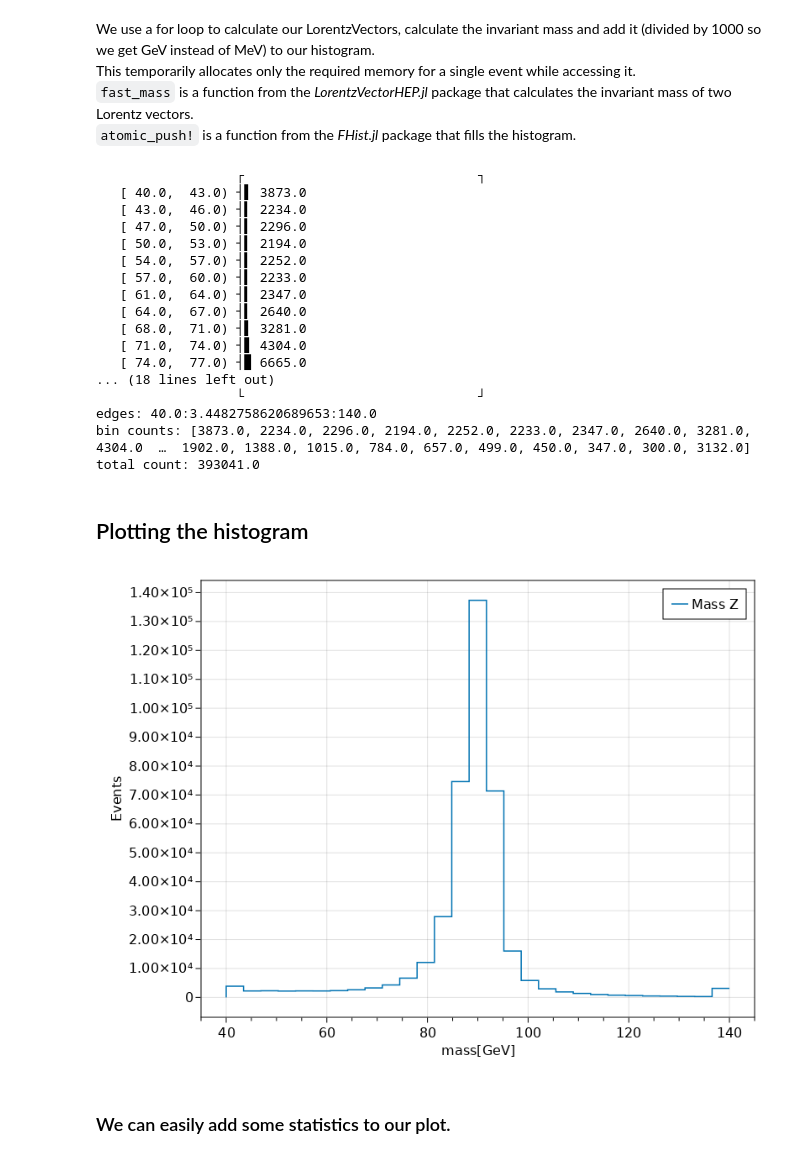
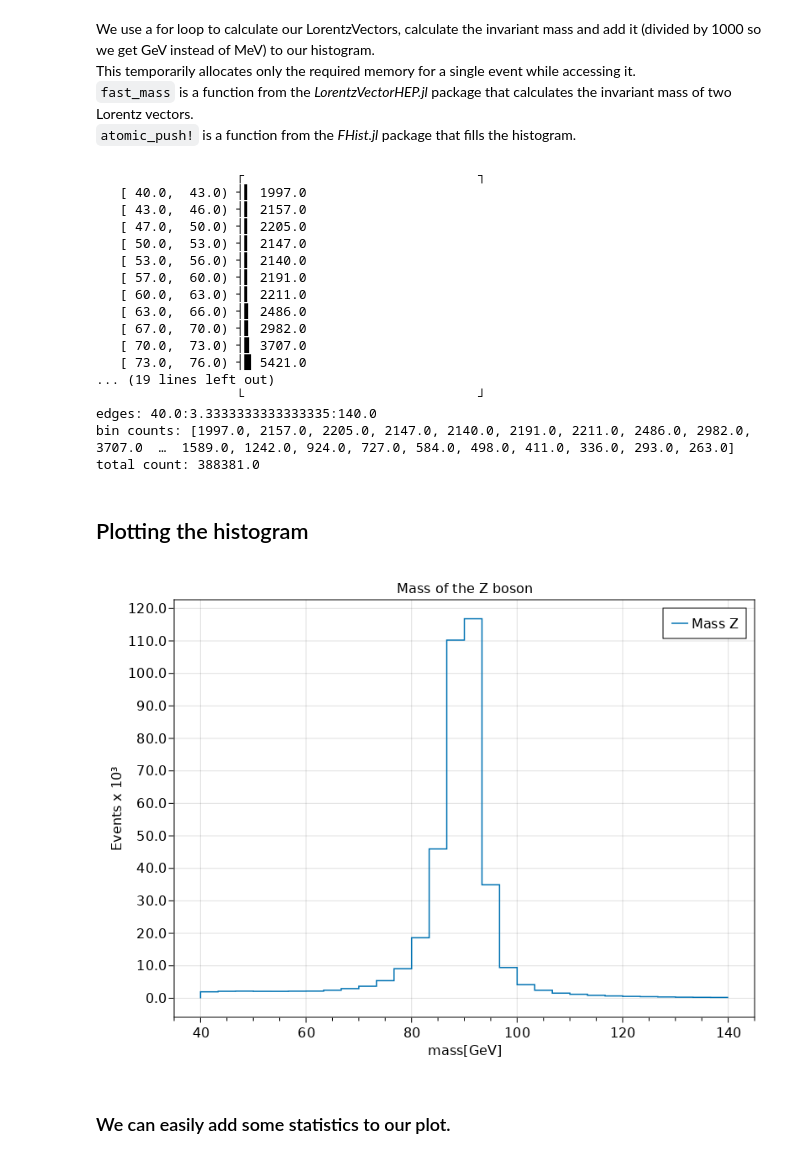
Before and after one commit to Momox357/Atas-OpenData-Notebooks-Julia, a Jupyter notebook: 8-TeV examples/Julia-ATLAS_OpenData_8-TeV_cpp_invariant_mass_reconstruction_using_TLorentz_vectors.ipynb, the cells around one changed output. Cells and saved outputs as stored; diff of their text form; code cells hidden in the pictures.

```diff
--- a/8-TeV examples/Julia-ATLAS_OpenData_8-TeV_cpp_invariant_mass_reconstruction_using_TLorentz_vectors.ipynb
+++ b/8-TeV examples/Julia-ATLAS_OpenData_8-TeV_cpp_invariant_mass_reconstruction_using_TLorentz_vectors.ipynb
@@ -90,0 +71,3 @@ total count: 0.0
+# %%
+#hist = FHist.Hist1D(Float64, bins = range(40., 140., step= 3.33), overflow=false)
+hist = FHist.Hist1D(Float64, bins = range(40, 140, 31), overflow=false)
@@ -104,30 +105,30 @@ end
 hist
 # %% [output]
                   ┌                              ┐
-   [ 40.0,  43.0) ┤▌ 3873.0
-   [ 43.0,  46.0) ┤▍ 2234.0
-   [ 47.0,  50.0) ┤▍ 2296.0
-   [ 50.0,  53.0) ┤▍ 2194.0
-   [ 54.0,  57.0) ┤▍ 2252.0
-   [ 57.0,  60.0) ┤▍ 2233.0
-   [ 61.0,  64.0) ┤▍ 2347.0
-   [ 64.0,  67.0) ┤▍ 2640.0
-   [ 68.0,  71.0) ┤▌ 3281.0
-   [ 71.0,  74.0) ┤▋ 4304.0
-   [ 74.0,  77.0) ┤▉ 6665.0
-... (18 lines left out)
+   [ 40.0,  43.0) ┤▍ 1997.0
+   [ 43.0,  46.0) ┤▍ 2157.0
+   [ 47.0,  50.0) ┤▍ 2205.0
+   [ 50.0,  53.0) ┤▍ 2147.0
+   [ 53.0,  56.0) ┤▍ 2140.0
+   [ 57.0,  60.0) ┤▍ 2191.0
+   [ 60.0,  63.0) ┤▍ 2211.0
+   [ 63.0,  66.0) ┤▌ 2486.0
+   [ 67.0,  70.0) ┤▌ 2982.0
+   [ 70.0,  73.0) ┤▋ 3707.0
+   [ 73.0,  76.0) ┤▉ 5421.0
+... (19 lines left out)
                   └                              ┘
-edges: 40.0:3.4482758620689653:140.0
-bin counts: [3873.0, 2234.0, 2296.0, 2194.0, 2252.0, 2233.0, 2347.0, 2640.0, 3281.0, 4304.0  …  1902.0, 1388.0, 1015.0, 784.0, 657.0, 499.0, 450.0, 347.0, 300.0, 3132.0]
-total count: 393041.0
+edges: 40.0:3.3333333333333335:140.0
+bin counts: [1997.0, 2157.0, 2205.0, 2147.0, 2140.0, 2191.0, 2211.0, 2486.0, 2982.0, 3707.0  …  1589.0, 1242.0, 924.0, 727.0, 584.0, 498.0, 411.0, 336.0, 293.0, 263.0]
+total count: 388381.0
 # %% [markdown]
 ## Plotting the histogram
 # %%
-p1 = stairs(hist, label = "Mass Z", axis = ( xlabel = "mass[GeV]", ylabel = "Events", xticks = 40:20:200,xminorticks = IntervalsBetween(4), xminorticksvisible = true, yticks = 0:10^4:1.5*10^5,))
+p1 = stairs(hist,  label = "Mass Z", axis = (title = "Mass of the Z boson", xlabel = "mass[GeV]", ylabel = "Events x 10³", xticks = 40:20:200,xminorticks = IntervalsBetween(4), xminorticksvisible = true,ytickformat =y->string.(round.(y/1000)), yticks = 0:10^4:1.5*10^5,))
 axislegend()
 current_figure()
 # %% [output]
-[figure, old version]
+[figure, new version]
 # %% [markdown]
 ### We can easily add some statistics to our plot.
 # %%
```
Also changed, not shown: parts of 3 cells of this notebook.
